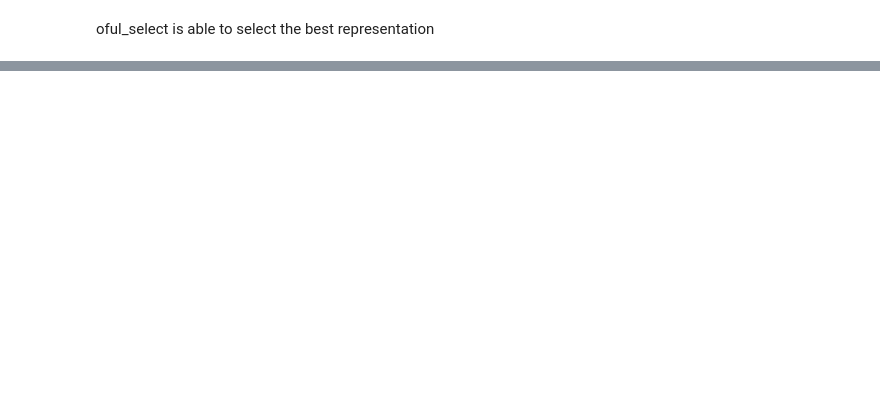
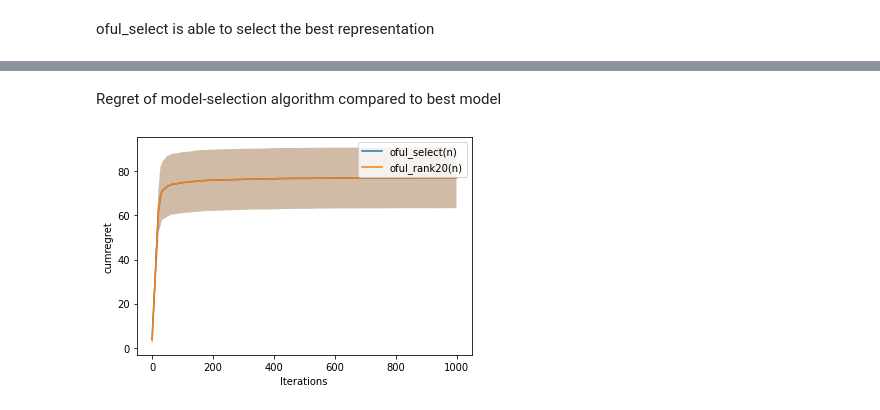
Before and after one commit to T3p/hidden-features, a Jupyter notebook: notebooks/HLS Selection.ipynb, the cells around one changed output, grey strips where cells are left out. Saved outputs shown, nothing was run; the diff lists cells and outputs as text; code cells hidden in the pictures; blank space fills up the shorter version.

```diff
--- a/notebooks/HLS Selection.ipynb
+++ b/notebooks/HLS Selection.ipynb
@@ -370,0 +431,3 @@ nu.plot_all('../logs', 'oful_selectAB', 'selection', seeds, rows=500)
+# %%
+ranking = nu.tournament('../logs', names, 'cumregret', seeds)
+ranking
@@ -370,0 +455,2 @@ nu.plot_all('../logs', 'oful_selectAB', 'selection', seeds, rows=500)
+# %% [markdown]
+Regret of model-selection algorithm compared to best model
@@ -370,0 +460,5 @@ nu.plot_all('../logs', 'oful_selectAB', 'selection', seeds, rows=500)
+# %%
+best = ranking[0][0]
+nu.compare('../logs', ['oful_select(n)', best], 'cumregret', seeds)
+# %% [output]
+[figure, added]
```
Also changed, not shown: parts of 33 cells of this notebook, 2 other files.
